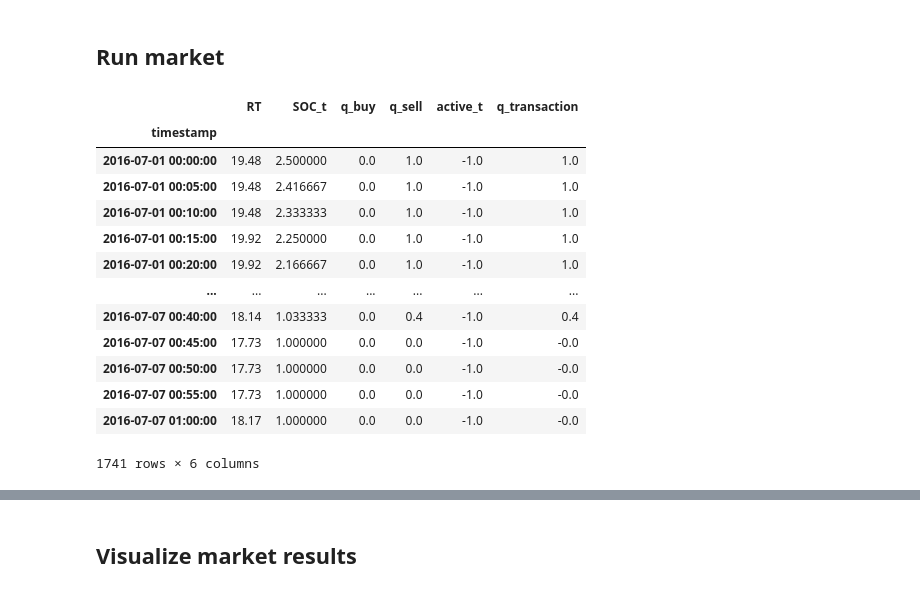
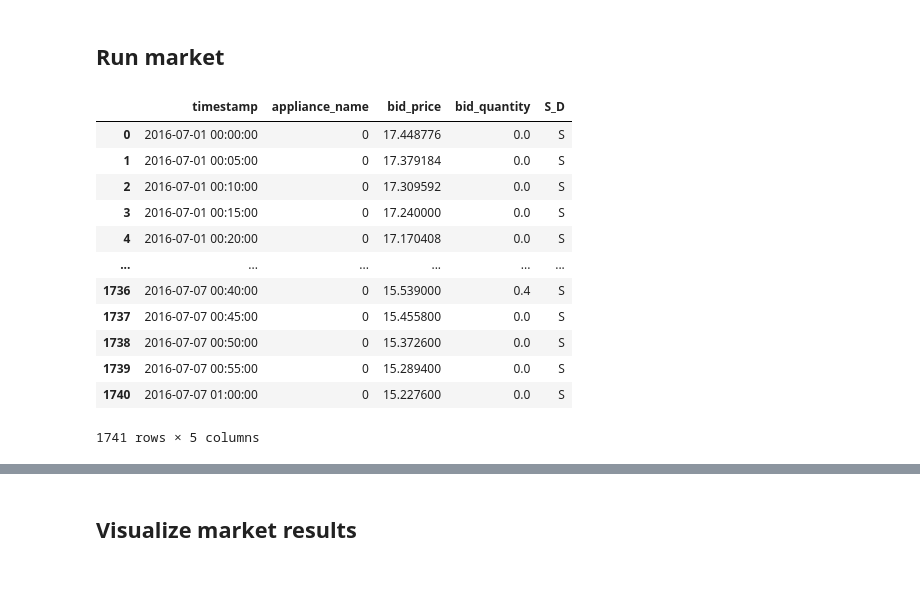
Before and after one commit to slacgismo/LEM_simulation, a Jupyter notebook: battery_bidding.ipynb, the cells around one changed output, grey strips where cells are left out. Drawn from its saved outputs; the diff is of its cells as text; code cells hidden in the pictures.

```diff
--- a/battery_bidding.ipynb
+++ b/battery_bidding.ipynb
@@ -316,20 +338,19 @@ df_store['q_transaction'] = df_store['q_transaction']*(-1)
-# %%
-df_store
-# %% [output]
-|  | RT | SOC_t | q_buy | q_sell | active_t | q_transaction |
-| timestamp |  |  |  |  |  |  |
-| 2016-07-01 00:00:00 | 19.48 | 2.500000 | 0.0 | 1.0 | -1.0 | 1.0 |
-| 2016-07-01 00:05:00 | 19.48 | 2.416667 | 0.0 | 1.0 | -1.0 | 1.0 |
-| 2016-07-01 00:10:00 | 19.48 | 2.333333 | 0.0 | 1.0 | -1.0 | 1.0 |
-| 2016-07-01 00:15:00 | 19.92 | 2.250000 | 0.0 | 1.0 | -1.0 | 1.0 |
-| 2016-07-01 00:20:00 | 19.92 | 2.166667 | 0.0 | 1.0 | -1.0 | 1.0 |
-| ... | ... | ... | ... | ... | ... | ... |
-| 2016-07-07 00:40:00 | 18.14 | 1.033333 | 0.0 | 0.4 | -1.0 | 0.4 |
-| 2016-07-07 00:45:00 | 17.73 | 1.000000 | 0.0 | 0.0 | -1.0 | -0.0 |
-| 2016-07-07 00:50:00 | 17.73 | 1.000000 | 0.0 | 0.0 | -1.0 | -0.0 |
-| 2016-07-07 00:55:00 | 17.73 | 1.000000 | 0.0 | 0.0 | -1.0 | -0.0 |
-| 2016-07-07 01:00:00 | 18.17 | 1.000000 | 0.0 | 0.0 | -1.0 | -0.0 |
-1741 rows × 6 columns
+# %%
+df_awarded_bids
+# %% [output]
+|  | timestamp | appliance_name | bid_price | bid_quantity | S_D |
+| 0 | 2016-07-01 00:00:00 | 0 | 17.448776 | 0.0 | S |
+| 1 | 2016-07-01 00:05:00 | 0 | 17.379184 | 0.0 | S |
+| 2 | 2016-07-01 00:10:00 | 0 | 17.309592 | 0.0 | S |
+| 3 | 2016-07-01 00:15:00 | 0 | 17.240000 | 0.0 | S |
+| 4 | 2016-07-01 00:20:00 | 0 | 17.170408 | 0.0 | S |
+| ... | ... | ... | ... | ... | ... |
+| 1736 | 2016-07-07 00:40:00 | 0 | 15.539000 | 0.4 | S |
+| 1737 | 2016-07-07 00:45:00 | 0 | 15.455800 | 0.0 | S |
+| 1738 | 2016-07-07 00:50:00 | 0 | 15.372600 | 0.0 | S |
+| 1739 | 2016-07-07 00:55:00 | 0 | 15.289400 | 0.0 | S |
+| 1740 | 2016-07-07 01:00:00 | 0 | 15.227600 | 0.0 | S |
+1741 rows × 5 columns
 # %%
 len(df_store.active_t==1)
 len(df_store)
```
Also changed, not shown: parts of 12 cells of this notebook.
